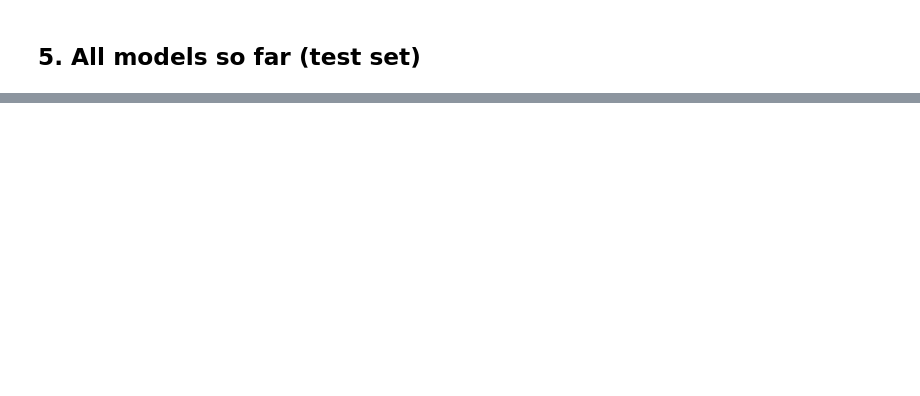
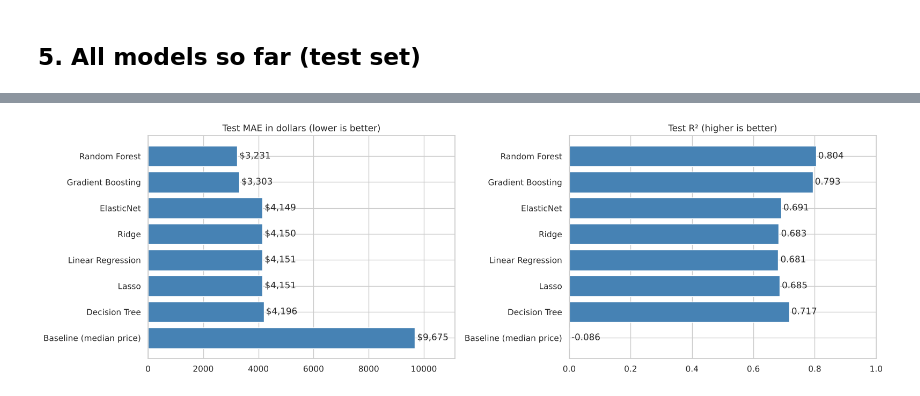
Before and after one commit to ze0o/used-car-price-prediction, a Jupyter notebook: notebooks/05_tree_models.ipynb, the cells around one changed output, grey strips where cells are left out. Cells and saved outputs as stored; diff of their text form; code cells hidden in the pictures; blank space fills up the shorter version.

```diff
--- a/notebooks/05_tree_models.ipynb
+++ b/notebooks/05_tree_models.ipynb
@@ -149,16 +247,18 @@ results.round(3)
 # %%
 plot = results.sort_values('mae', ascending=False)
 fig, axes = plt.subplots(1, 2, figsize=(16, 5))
 axes[0].barh(plot['model'], plot['mae'], color='steelblue')
-axes[0].bar_label(axes[0].containers[0], fmt='$%.0f', padding=3)
+axes[0].bar_label(axes[0].containers[0], labels=[f'${v:,.0f}' for v in plot['mae']], padding=3)
 axes[0].set_title('Test MAE in dollars (lower is better)')
 axes[0].set_xlim(0, plot['mae'].max() * 1.15)
-axes[1].barh(plot['model'], plot['r2'].clip(lower=0), color='steelblue')
-axes[1].bar_label(axes[1].containers[0], fmt='%.3f', padding=3)
+axes[1].barh(plot['model'], plot['r2'].clip(lower=0), color='steelblue')   # negative R² drawn as 0
+axes[1].bar_label(axes[1].containers[0], labels=[f'{v:.3f}' for v in plot['r2']], padding=3)
 axes[1].set_title('Test R² (higher is better)')
 axes[1].set_xlim(0, 1)
 plt.tight_layout()
 plt.show()
+# %% [output]
+[figure, added]
 # %%
 # Error by price band for the best model: where is the model weakest?
 best = results.iloc[0]['model']
```
Also changed, not shown: parts of 15 cells of this notebook, 5 other files.
